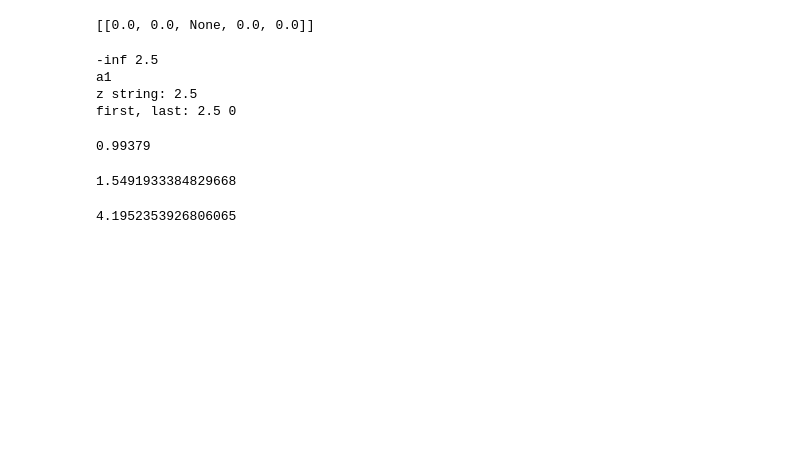
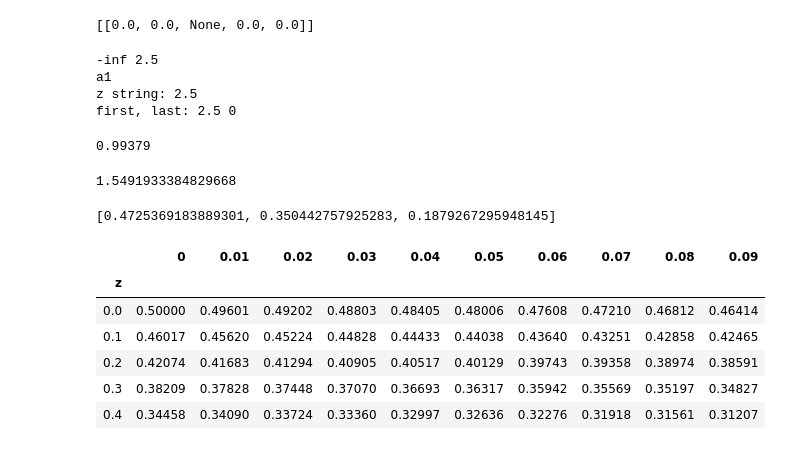
Before and after one commit to amitsanger3/frequency_distribution, a Jupyter notebook: stat2.ipynb, the cells around one changed output. Saved outputs shown, nothing was run; the diff lists cells and outputs as text; code cells hidden in the pictures; blank space fills up the shorter version.

```diff
--- a/stat2.ipynb
+++ b/stat2.ipynb
@@ -163,7 +218,16 @@ first, last: 2.5 0
 sd.standard_error(12,60)
 # %% [output]
 1.5491933384829668
-# %%
-scipy.stats.norm()
-# %% [output]
-4.1952353926806065
+# %%
+mu = 8.2
+sigma = 2.1
+N = 80
+n = np.array([16,25,49])
+
+res = []
+for i in n:
+    res.append(sd.standard_error_finite(sigma, N, i))
+
+res
+# %% [output]
+[0.4725369183889301, 0.350442757925283, 0.1879267295948145]
@@ -169,0 +244,10 @@ scipy.stats.norm()
+# %%
+df_file.head()
+# %% [output]
+|  | 0 | 0.01 | 0.02 | 0.03 | 0.04 | 0.05 | 0.06 | 0.07 | 0.08 | 0.09 |
+| z |  |  |  |  |  |  |  |  |  |  |
+| 0.0 | 0.50000 | 0.49601 | 0.49202 | 0.48803 | 0.48405 | 0.48006 | 0.47608 | 0.47210 | 0.46812 | 0.46414 |
+| 0.1 | 0.46017 | 0.45620 | 0.45224 | 0.44828 | 0.44433 | 0.44038 | 0.43640 | 0.43251 | 0.42858 | 0.42465 |
+| 0.2 | 0.42074 | 0.41683 | 0.41294 | 0.40905 | 0.40517 | 0.40129 | 0.39743 | 0.39358 | 0.38974 | 0.38591 |
+| 0.3 | 0.38209 | 0.37828 | 0.37448 | 0.37070 | 0.36693 | 0.36317 | 0.35942 | 0.35569 | 0.35197 | 0.34827 |
+| 0.4 | 0.34458 | 0.34090 | 0.33724 | 0.33360 | 0.32997 | 0.32636 | 0.32276 | 0.31918 | 0.31561 | 0.31207 |
```
Also changed, not shown: parts of 19 cells of this notebook, 1 other file.
